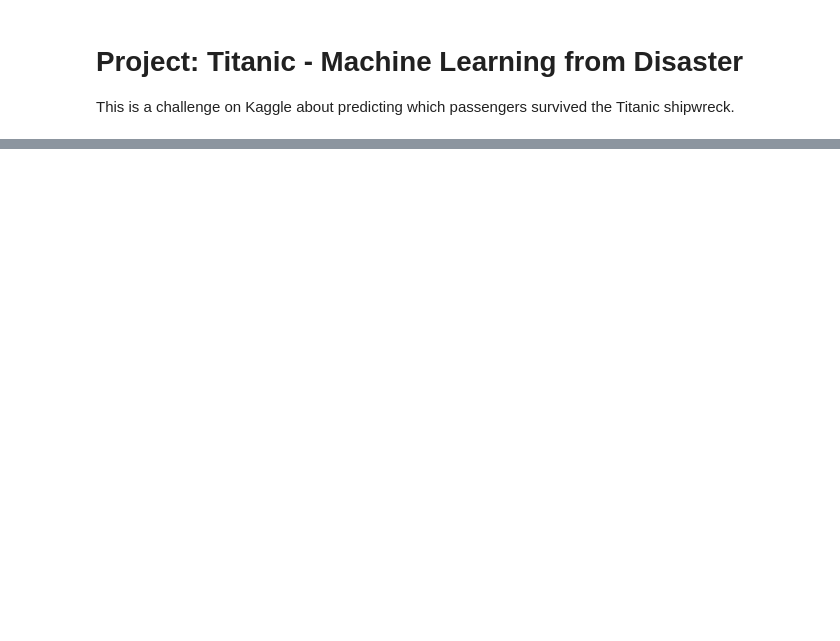
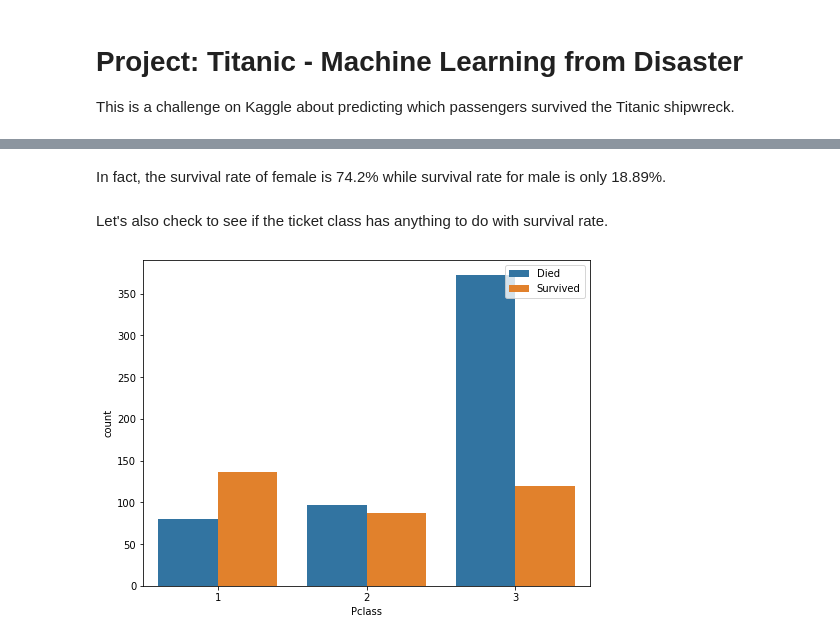
Before and after one commit to leqilu67/titanic-study, a Jupyter notebook: Titanic - Machine Learning from Disaster.ipynb, the cells around one changed output, grey strips where cells are left out. Cells and saved outputs as stored; diff of their text form; code cells hidden in the pictures; blank space fills up the shorter version.

```diff
--- a/Titanic - Machine Learning from Disaster.ipynb
+++ b/Titanic - Machine Learning from Disaster.ipynb
@@ -105,0 +387,10 @@ Your submission was successfully saved!
+# %% [markdown]
+In fact, the survival rate of female is 74.2% while survival rate for male is only 18.89%.
+# %% [markdown]
+Let's also check to see if the ticket class has anything to do with survival rate.
+# %%
+plt.figure(figsize=(8, 6))
+sns.countplot(x='Pclass', hue='Survived', data=train)
+plt.legend(loc='upper right', labels=['Died', 'Survived']);
+# %% [output]
+[figure, added]
```
Also changed, not shown: parts of 66 cells of this notebook, 1 other file.
